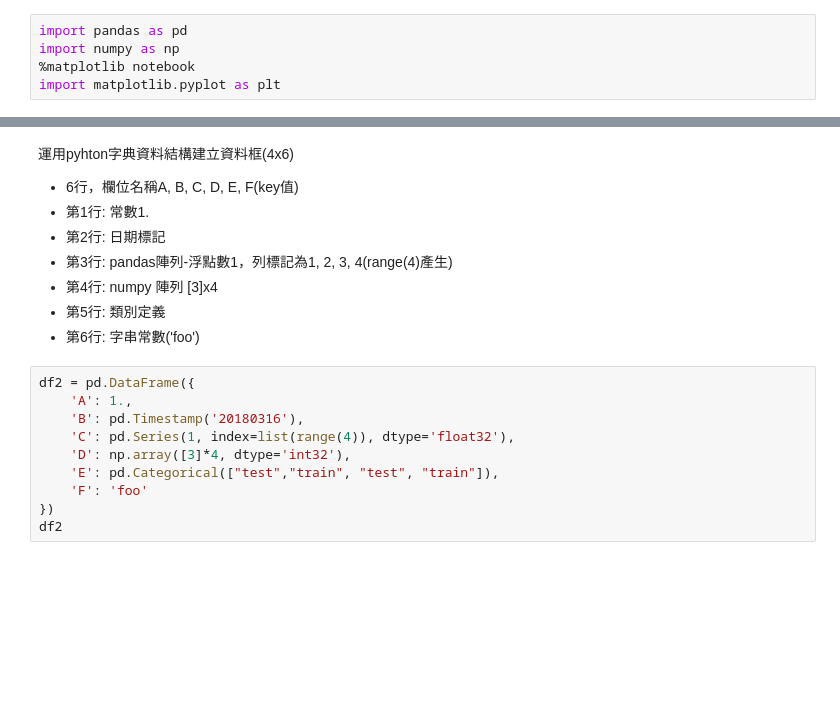
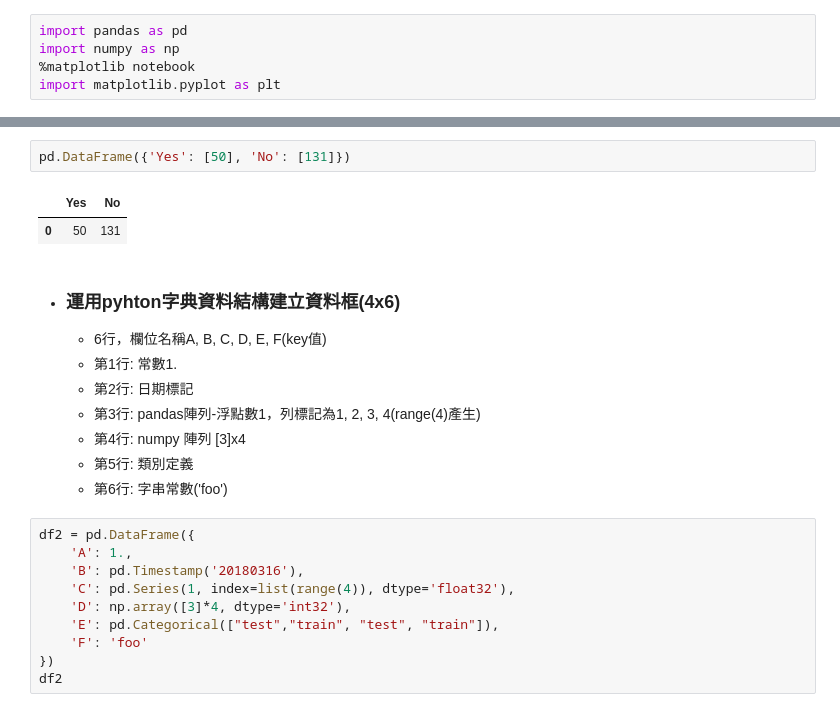
Before and after one commit to jc7qx/pylearning, a Jupyter notebook: pandas10m.ipynb, the cells around one changed output, grey strips where cells are left out. Saved outputs shown, nothing was run; the diff lists cells and outputs as text; blank space fills up the shorter version.

Commit message:
pandas

```diff
--- a/pandas10m.ipynb
+++ b/pandas10m.ipynb
@@ -45,12 +75,19 @@ df
+# %%
+pd.DataFrame({'Yes': [50], 'No': [131]})
+# %% [output]
+|  | Yes | No |
+| 0 | 50 | 131 |
 # %% [markdown]
-運用pyhton字典資料結構建立資料框(4x6)
-* 6行，欄位名稱A, B, C, D, E, F(key值)
-* 第1行: 常數1.
-* 第2行: 日期標記
-* 第3行: pandas陣列-浮點數1，列標記為1, 2, 3, 4(range(4)產生)
-* 第4行: numpy 陣列 [3]x4
-* 第5行: 類別定義
-* 第6行: 字串常數('foo')
+* ### 運用pyhton字典資料結構建立資料框(4x6)
+
+
+    * 6行，欄位名稱A, B, C, D, E, F(key值)
+    * 第1行: 常數1.
+    * 第2行: 日期標記
+    * 第3行: pandas陣列-浮點數1，列標記為1, 2, 3, 4(range(4)產生)
+    * 第4行: numpy 陣列 [3]x4
+    * 第5行: 類別定義
+    * 第6行: 字串常數('foo')
 # %%
 df2 = pd.DataFrame({
     'A': 1.,
```
Also changed, not shown: parts of 40 cells of this notebook, 1 other file.
